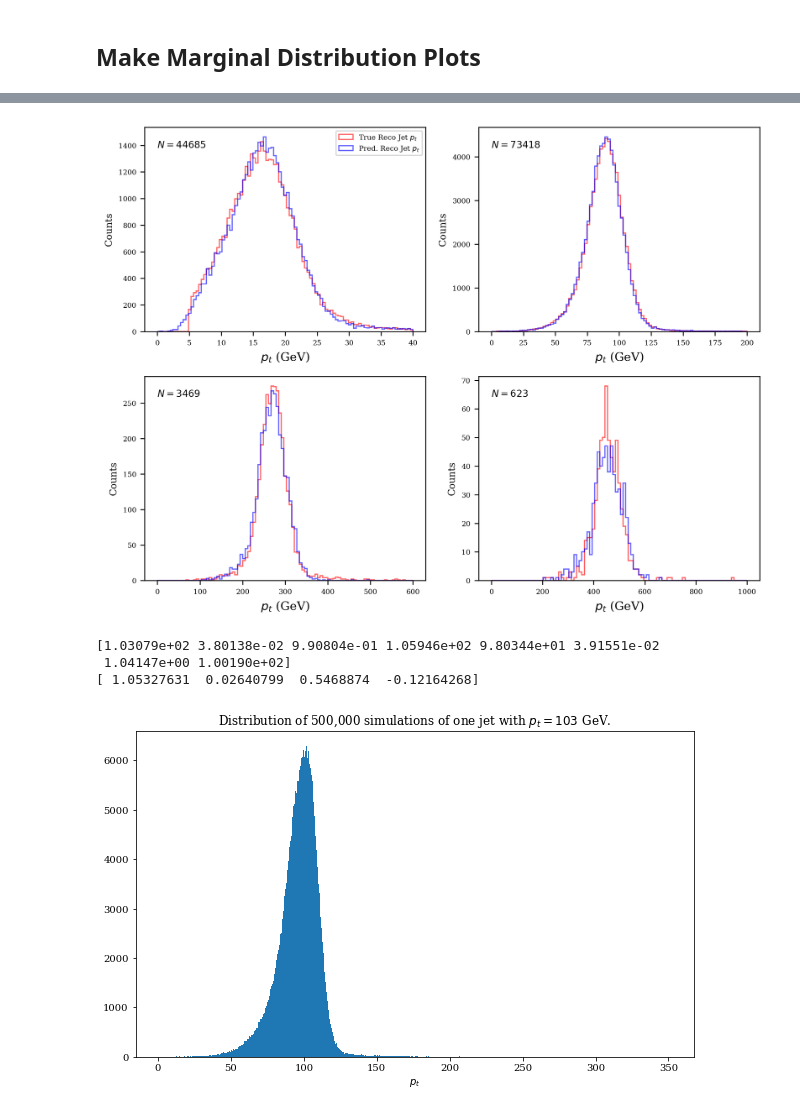
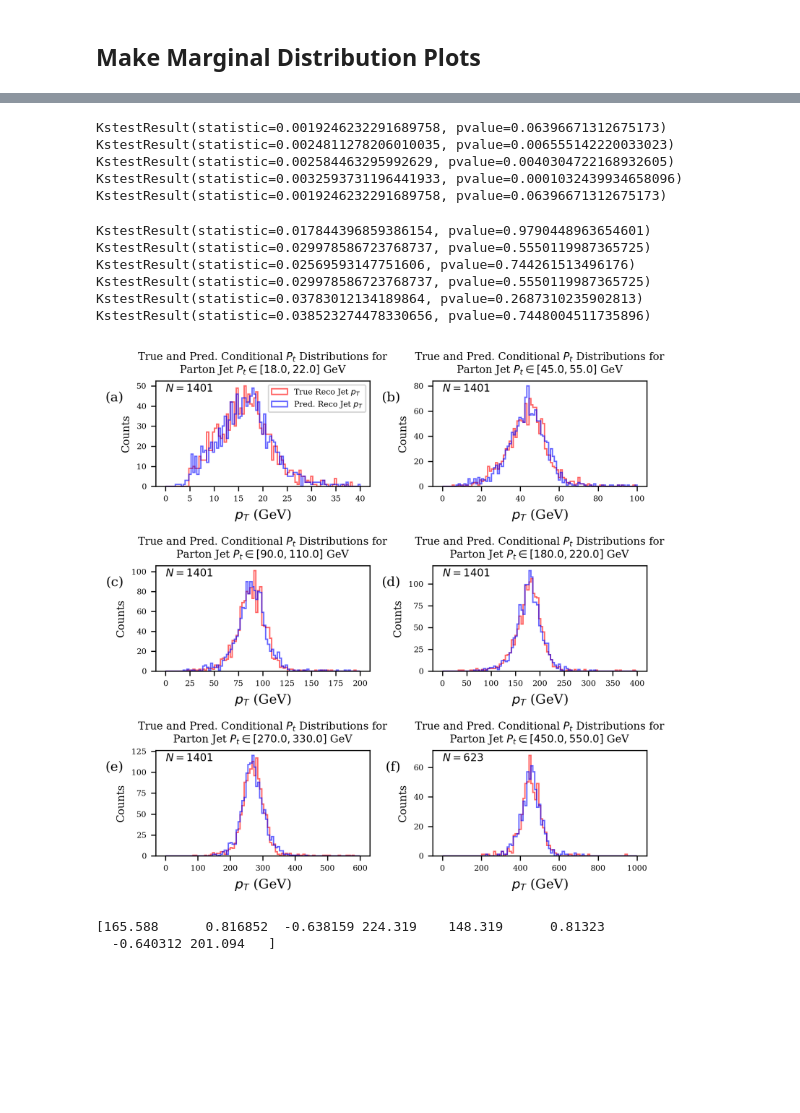
Before and after one commit to jblue1/falcon, a Jupyter notebook: notebooks/makePlots.ipynb, the cells around one changed output, grey strips where cells are left out. Saved outputs shown, nothing was run; the diff lists cells and outputs as text; code cells hidden in the pictures; blank space fills up the shorter version.

```diff
--- a/notebooks/makePlots.ipynb
+++ b/notebooks/makePlots.ipynb
@@ -14,9 +17,9 @@ print(os.environ['CUDA_VISIBLE_DEVICES'])
 # %% [markdown]
 ## Load model weights and data
 # %%
-sys.path.append('../models/cWGAN/Run_2021-02-23_1/')
+sys.path.append('../models/cWGAN/Run_2021-03-21_0/')
 import cWGAN
-save_dir = '../models/cWGAN/Run_2021-02-23_1/'
+save_dir = '../models/cWGAN/Run_2021-03-21_0/'
 assert(os.path.isdir(save_dir))
 # %%
 data = np.loadtxt("../data/processed/newPartonMatchedJetsNoRecoPtCut.txt", skiprows=2)
@@ -40,6 +57,6 @@ normalized_data = (normalized_data - normalized_mean) / normalized_std
 # %%
-cwgan = cWGAN.cWGAN(0.01, 10, "RMSprop", 0.000002, 0.00001, 10, False, "", 0)
+cwgan = cWGAN.cWGAN(10, "RMSprop", 0.000002, 0.00001, 10, False, "", 0)
 # %%
-cwgan.generator.load_weights(save_dir + '/training_checkpoints/gen_450000')
+cwgan.generator.load_weights(save_dir + '/training_checkpoints/gen_500000')
 # %% [output]
 <tensorflow.python.training.tracking.util.CheckpointLoadStatus at 0x...>
@@ -176,51 +196,73 @@ plt.savefig("../data/plots/marginalDists.pdf")
+# %%
+print(ks_2samp(data[:, 4], predict[:, 0]))
+print(ks_2samp(data[:, 5], predict[:, 1]))
+print(ks_2samp(data[:, 6], predict[:, 2]))
+print(ks_2samp(data[:, 7], predict[:, 3]))
+print(ks_2samp(predict[:, 0], data[:, 4], mode='asymp'))
+# %% [output]
+KstestResult(statistic=0.0019246232291689758, pvalue=0.06396671312675173)
+KstestResult(statistic=0.0024811278206010035, pvalue=0.006555142220033023)
+KstestResult(statistic=0.002584463295992629, pvalue=0.0040304722168932605)
+KstestResult(statistic=0.0032593731196441933, pvalue=0.0001032439934658096)
+KstestResult(statistic=0.0019246232291689758, pvalue=0.06396671312675173)
 # %%
 plt.rc('font', family='serif')
-range_highs = [40, 200, 600, 1000]
-range_lows = [0, 0, 0, 0, 0]
+range_highs = [40, 100, 200, 400, 600, 1000]
+range_lows = [0, 0, 0, 0, 0, 0, 0]
 j = 0
-nrow = 2; ncol = 2;
-fig, axs = plt.subplots(nrows=nrow, ncols=ncol, figsize=(8,6), dpi=300)
+nrow = 3; ncol = 2;
+fig, axs = plt.subplots(nrows=nrow, ncols=ncol, figsize=(6,6), dpi=300)
 ax = axs.flatten()
+letters = ['(a)', '(b)', '(c)', '(d)', '(e)', '(f)']
 
-for center in [20, 100, 300, 500]:
+for center in [20, 50, 100, 200, 300, 500]:
     recoPt = []
     predPt = []
     low = center - center/10
     high = center + center/10
     for i in range(len(data)):
         if (data[i, 0] > low and data[i, 0] < high):
             recoPt.append(data[i, 4])
             predPt.append(predict[i, 0])
+        if (len(recoPt) > 1400):
+            break
+    print(ks_2samp(recoPt, predPt))
     bins = np.linspace(range_lows[j], range_highs[j], 100)
     #fig = plt.figure(figsize=(6,4), dpi=100)
     #ax = fig.add_subplot(111)
-    ax[j].hist(recoPt, bins=bins, label=r'True Reco Jet $p_t$', alpha=0.6, ec="r", histtype='step')
-    ax[j].hist(predPt, bins=bins, label=r'Pred. Reco Jet $p_t$', alpha=0.6, ec="b", histtype='step')
+    ax[j].hist(recoPt, bins=bins, label=r'True Reco Jet $p_T$', alpha=0.6, ec="r", histtype='step')
+    ax[j].hist(predPt, bins=bins, label=r'Pred. Reco Jet $p_T$', alpha=0.6, ec="b", histtype='step')
     ax[j].text(0,0.9*ax[j].get_ylim()[1], r"$N={}$".format(len(recoPt)), size=8)
     #ax.hist(energy, bins=bins, label='E', alpha=0.5)
     #if j==2 or j==3:
-    ax[j].set_xlabel(r"$p_t$ (GeV)")
+    ax[j].set_xlabel(r"$p_T$ (GeV)")
     ax[j].set_ylabel("Counts", size=8)
     ax[j].tick_params(axis='x', labelsize=6)
     ax[j].tick_params(axis='y', labelsize=6)
     #ax[j].set_ylabel("Count")
     #ax[j].set_title("Parton Jet $P_t =${} GeV".format(center), size=10)
-    #ax[j].set_title("\n".join(wrap(r"True and Pred. Conditional $P_t$ Distributions for Parton Jet $P_t \in [{}, {}]$ GeV".format(low, high), width=50)), fontsize=8)
+    ax[j].set_title("\n".join(wrap(r"True and Pred. Conditional $P_t$ Distributions for Parton Jet $P_t \in [{}, {}]$ GeV".format(low, high), width=50)), fontsize=8)
     #ax.axvline(x=center/2)
+    ax[j].text(-0.15, 0.9, letters[j], fontsize=10, transform=ax[j].transAxes, va='top', ha='right')
     if j ==0:
         ax[j].legend(fontsize=6)
     #fig.savefig("../data/plots/PtDistLog{}.pdf".format(j), facecolor="white", transparent="True")
     j+=1
 #fig.suptitle(r"Conditional Reco $P_t$ Distributions")
 plt.tight_layout()
-plt.savefig("../data/plots/ConditionalPtDistPres.pdf")
+#plt.savefig("../data/plots/ConditionalPtDistPres.pdf")
 plt.show()
 # %% [output]
+KstestResult(statistic=0.017844396859386154, pvalue=0.9790448963654601)
+KstestResult(statistic=0.029978586723768737, pvalue=0.5550119987365725)
+KstestResult(statistic=0.02569593147751606, pvalue=0.744261513496176)
+KstestResult(statistic=0.029978586723768737, pvalue=0.5550119987365725)
+KstestResult(statistic=0.03783012134189864, pvalue=0.2687310235902813)
+KstestResult(statistic=0.038523274478330656, pvalue=0.7448004511735896)
-[figure, old version]
+[figure, new version]
 # %%
-print(data[6, :])
-print(normalized_data[6, :])
+print(data[57, :])
+#print(normalized_data[6, :])
 # %% [output]
-[1.03079e+02 3.80138e-02 9.90804e-01 1.05946e+02 9.80344e+01 3.91551e-02
- 1.04147e+00 1.00190e+02]
-[ 1.05327631  0.02640799  0.5468874  -0.12164268]
+[165.588      0.816852  -0.638159 224.319    148.319      0.81323
+  -0.640312 201.094   ]
@@ -237,9 +268,0 @@ repeat_predict[:, 3] = 10**repeat_predict[:, 3]
-# %%
-fig = plt.figure(figsize=(10, 6))
-ax = fig.add_subplot(111)
-ax.hist(repeat_predict[:, 0], bins=1000)
-ax.set_title(r"Distribution of 500,000 simulations of one jet with $p_t = 103$ GeV.")
-ax.set_xlabel(r"$p_t$")
-plt.show()
-# %% [output]
-[figure, removed]
```
Also changed, not shown: parts of 17 cells of this notebook.
